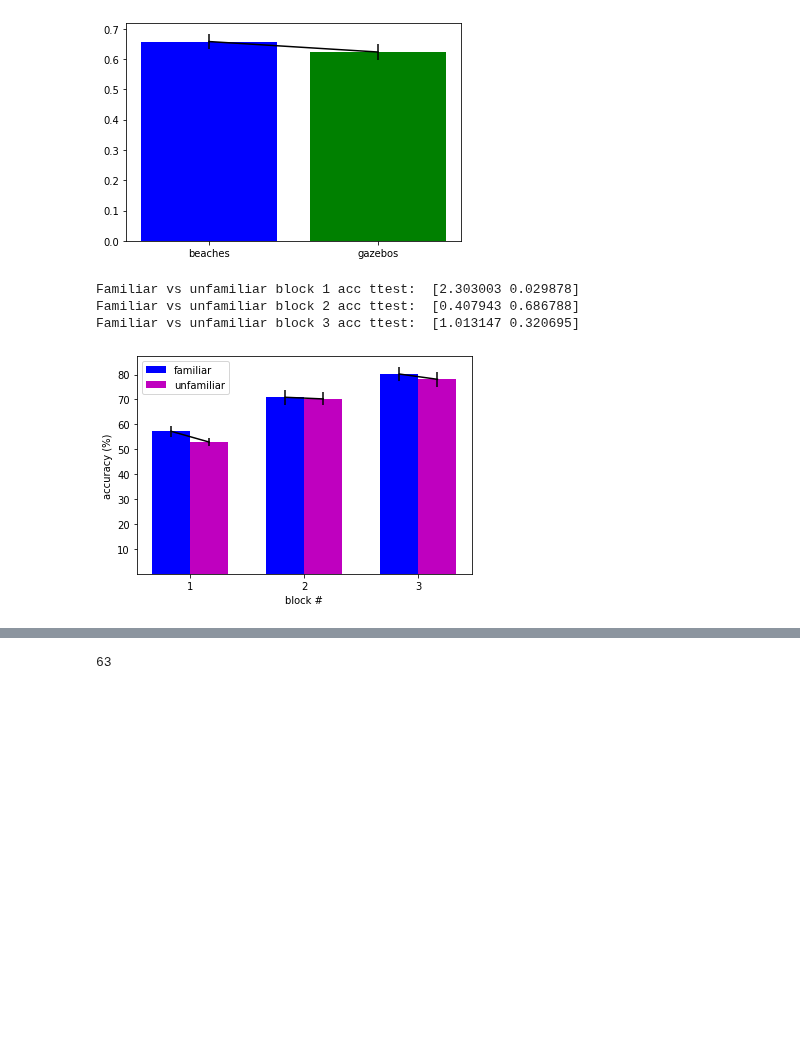
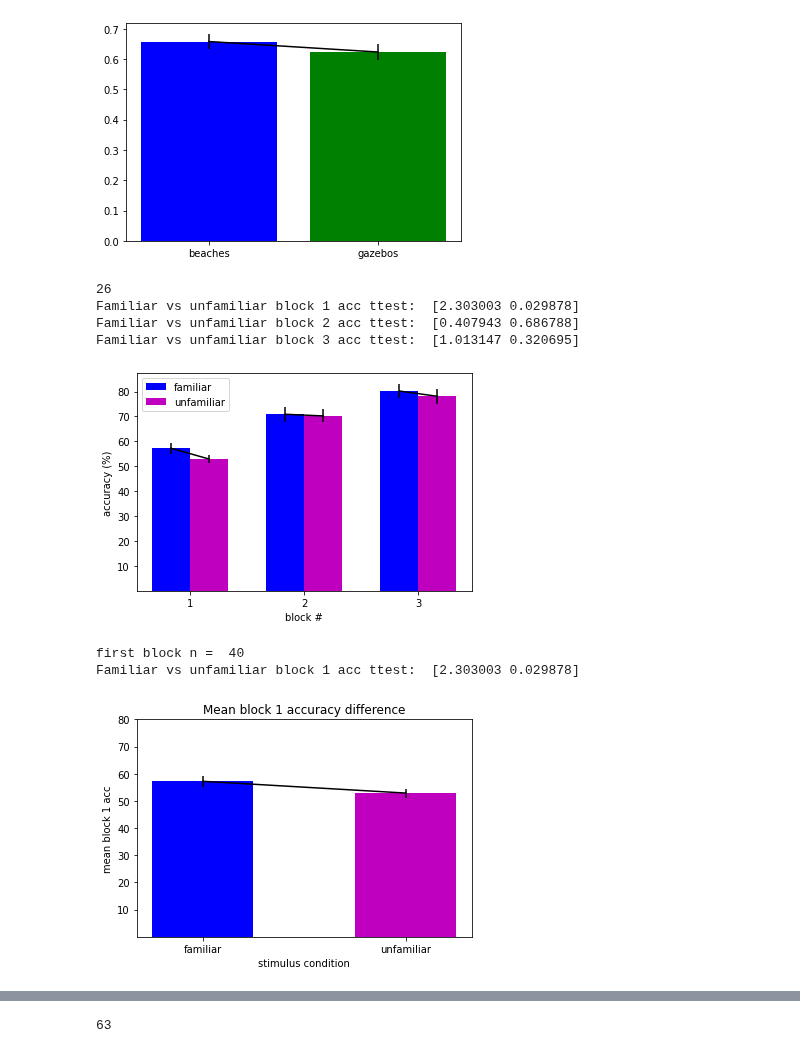
Before and after one commit to pkeene17/MarshmallowAnalysis, a Jupyter notebook: marshmallow/marshmallowAnalysis.ipynb, the cells around one changed output, grey strips where cells are left out. Cells and saved outputs as stored; diff of their text form; code cells hidden in the pictures; blank space fills up the shorter version.

```diff
--- a/marshmallow/marshmallowAnalysis.ipynb
+++ b/marshmallow/marshmallowAnalysis.ipynb
@@ -566,6 +652,7 @@ beachs vs gazebos ttest:  Ttest_relResult(statistic=0.5863041396579918, pvalue=0
 # %%
 learned = meanAcc_learned[fb_indexer]
 novel = meanAcc_novel[fb_indexer]
+print(np.sum(fb_indexer))
 #ttests between condition means per block
 print("Familiar vs unfamiliar block 1 acc ttest: ",np.round(stats.ttest_rel(learned[:,0],novel[:,0],nan_policy='omit'),6))
 print("Familiar vs unfamiliar block 2 acc ttest: ",np.round(stats.ttest_rel(learned[:,1],novel[:,1],nan_policy='omit'),6))
@@ -584,10 +671,34 @@ plt.yticks([.1,.2,.3,.4,.5,.6,.7,.8],[10,20,30,40,50,60,70,80])
 plt.legend([c1,c2],['familiar','unfamiliar'])
 plt.show()
 # %% [output]
+26
 Familiar vs unfamiliar block 1 acc ttest:  [2.303003 0.029878]
 Familiar vs unfamiliar block 2 acc ttest:  [0.407943 0.686788]
 Familiar vs unfamiliar block 3 acc ttest:  [1.013147 0.320695]
 [figure]
+# %%
+#exclude underperformers in the first block
+n = np.size(fb_indexer)
+print("first block n = ",str(n))
+#print("first block acc cutoff = ",str(fb_cutoff))
+#fb_indexer = fb_indexer.astype(int)
+print("Familiar vs unfamiliar block 1 acc ttest: ",np.round(stats.ttest_rel(meanAcc_learned[fb_indexer,0],meanAcc_novel[fb_indexer,0],nan_policy='omit'),6))
+#plot the mean accuracy by block
+fig = plt.figure()
+plt.bar([0,1],[np.nanmean(meanAcc_learned[fb_indexer,0]),np.nanmean(meanAcc_novel[fb_indexer,0])],width=.5,color=['b','m'])
+plt.errorbar([0,1],[np.nanmean(meanAcc_learned[fb_indexer,0]),np.nanmean(meanAcc_novel[fb_indexer,0])],yerr=[np.nanstd(meanAcc_learned[fb_indexer,0])/np.sqrt(n),np.nanstd(meanAcc_novel[fb_indexer,0])/np.sqrt(n)],color='k')
+plt.xlabel("stimulus condition")
+plt.xticks([0,1],["familiar","unfamiliar"])
+plt.ylabel("mean block 1 acc")
+plt.yticks([.1,.2,.3,.4,.5,.6,.7,.8],[10,20,30,40,50,60,70,80])
+plt.title("Mean block 1 accuracy difference")
+#plt.scatter([0.5],[1.5],marker='*',color='k')
+plt.savefig(figure_dir+'acc_first_block_exclusion.pdf',format='pdf')
+plt.show()
+# %% [output]
+first block n =  40
+Familiar vs unfamiliar block 1 acc ttest:  [2.303003 0.029878]
+[figure, added]
 # %%
 import os
 
```
Also changed, not shown: parts of 6 cells of this notebook, 31 other files.
